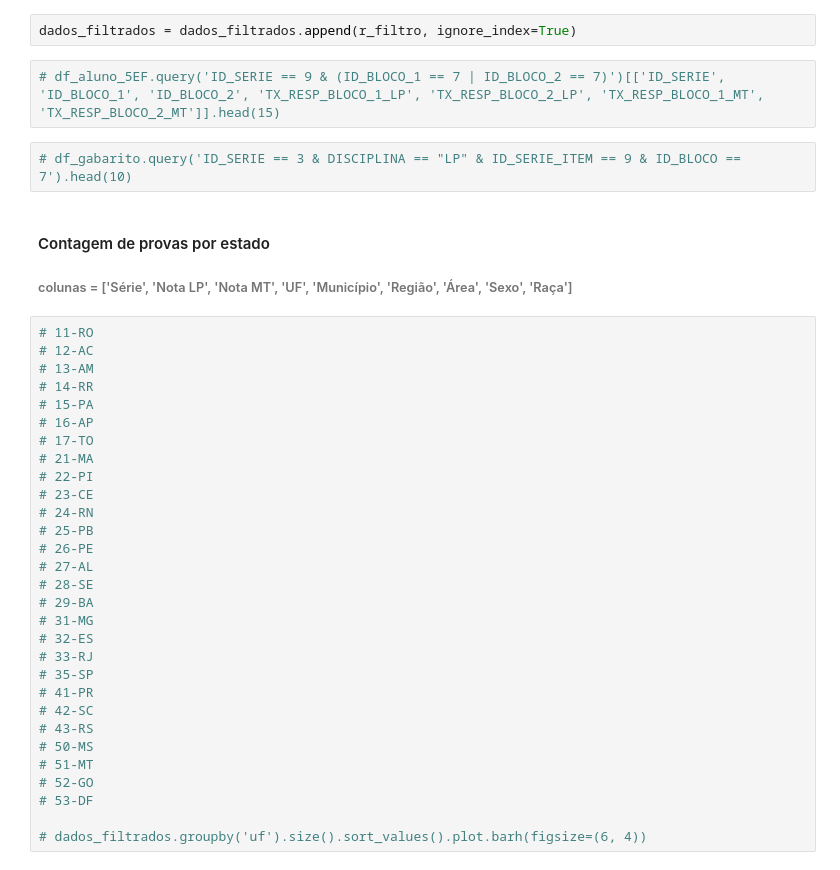
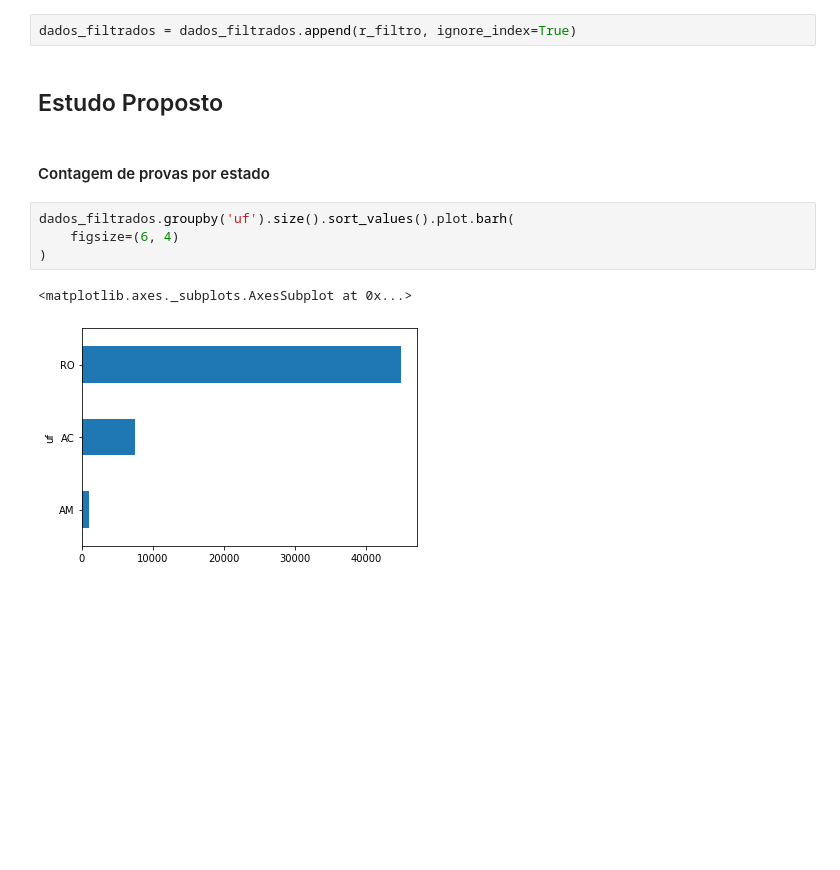
Before and after one commit to GomesDosSantos/AnaliseANEB, a Jupyter notebook: Livro.ipynb, the cells around one changed output. Drawn from its saved outputs; the diff is of its cells as text; blank space fills up the shorter version.

```diff
--- a/Livro.ipynb
+++ b/Livro.ipynb
@@ -398,42 +440,16 @@ iter 1000, resp: 18999, 0 => 18999
 iter 1000, resp: 19999, 0 => 19999
 # %%
 dados_filtrados = dados_filtrados.append(r_filtro, ignore_index=True)
-# %%
-# df_aluno_5EF.query('ID_SERIE == 9 & (ID_BLOCO_1 == 7 | ID_BLOCO_2 == 7)')[['ID_SERIE', 'ID_BLOCO_1', 'ID_BLOCO_2', 'TX_RESP_BLOCO_1_LP', 'TX_RESP_BLOCO_2_LP', 'TX_RESP_BLOCO_1_MT', 'TX_RESP_BLOCO_2_MT']].head(15)
-# %%
-# df_gabarito.query('ID_SERIE == 3 & DISCIPLINA == "LP" & ID_SERIE_ITEM == 9 & ID_BLOCO == 7').head(10)
+# %% [markdown]
+## Estudo Proposto
 # %% [markdown]
 #### Contagem de provas por estado
-###### colunas = ['Série', 'Nota LP', 'Nota MT', 'UF', 'Município', 'Região', 'Área', 'Sexo', 'Raça']
-# %%
-# 11-RO
-# 12-AC
-# 13-AM
-# 14-RR
-# 15-PA
-# 16-AP
-# 17-TO
-# 21-MA
-# 22-PI
-# 23-CE
-# 24-RN
-# 25-PB
-# 26-PE
-# 27-AL
-# 28-SE
-# 29-BA
-# 31-MG
-# 32-ES
-# 33-RJ
-# 35-SP
-# 41-PR
-# 42-SC
-# 43-RS
-# 50-MS
-# 51-MT
-# 52-GO
-# 53-DF
-
-# dados_filtrados.groupby('uf').size().sort_values().plot.barh(figsize=(6, 4))
+# %%
+dados_filtrados.groupby('uf').size().sort_values().plot.barh(
+    figsize=(6, 4)
+)
+# %% [output]
+<matplotlib.axes._subplots.AxesSubplot at 0x...>
+[figure, added]
 # %%
 # dados_filtrados.groupby('municipio').size()
```
Also changed, not shown: parts of 61 cells of this notebook.
